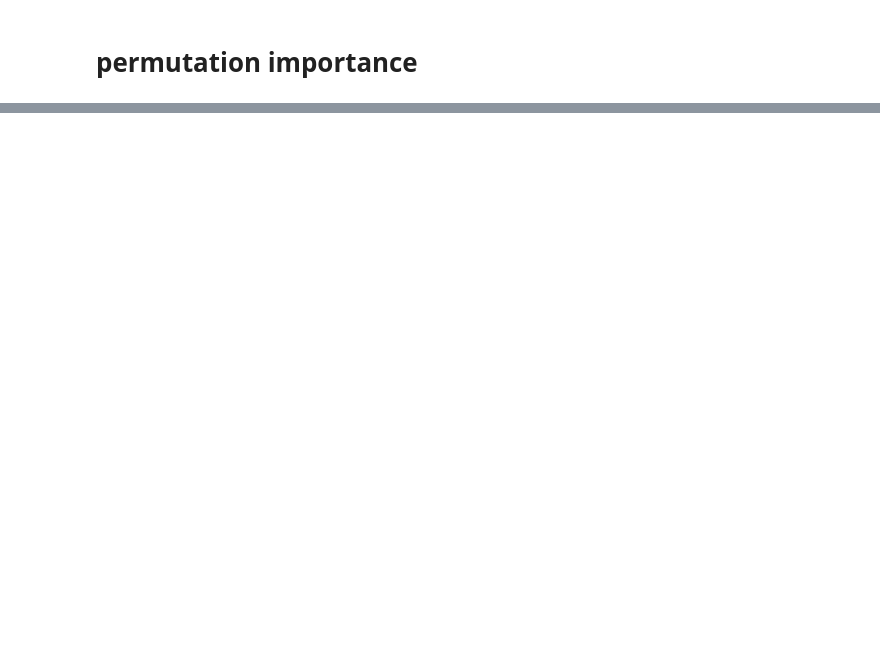
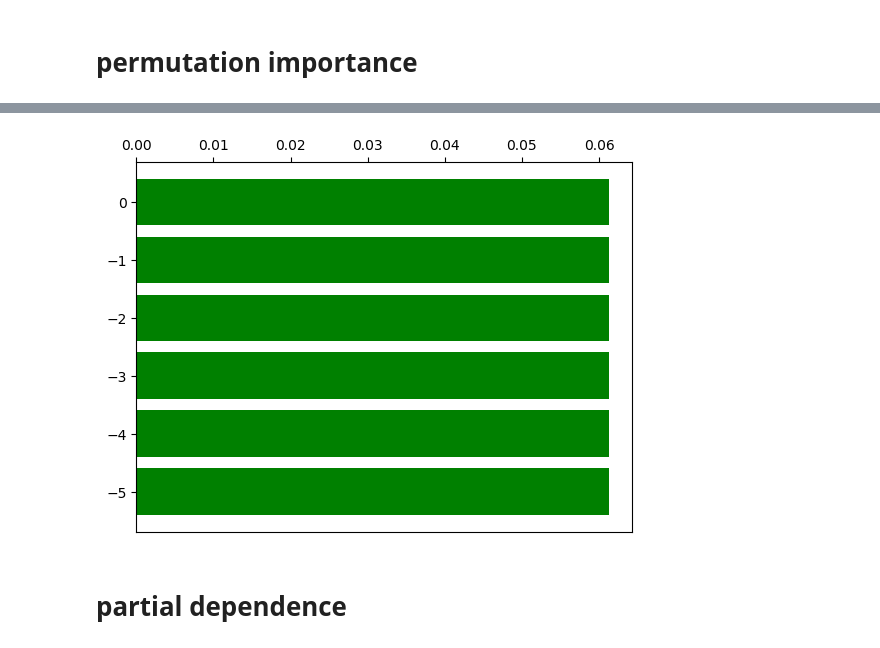
Before and after one commit to KienVu2368/telco, a Jupyter notebook: churn behavior model.ipynb, the cells around one changed output, grey strips where cells are left out. Cells and saved outputs as stored; diff of their text form; code cells hidden in the pictures; blank space fills up the shorter version.

```diff
--- a/churn behavior model.ipynb
+++ b/churn behavior model.ipynb
@@ -465,0 +471,2 @@ epoch  train loss  valid loss
+# %%
+time_range = list(range(-len(att_seq[1])+1, 1))
@@ -465,0 +475,14 @@ epoch  train loss  valid loss
+# %%
+seq_impt = []
+for i in range(6):
+    val_permute = val
+    val_permute[:,i:i+1,:] = np.random.permutation(val_permute[:,i:i+1,:])
+    y_permute = learner.predict_from_np(val_permute, False)
+    score_permute = roc_auc_score(valy, y_permute)
+    seq_impt.append(baseline - score_permute)
+# %%
+plot_barh_from_series(time_range, seq_impt)
+# %% [output]
+[figure, added]
+# %% [markdown]
+# partial dependence
```
Also changed, not shown: parts of 116 cells of this notebook.
